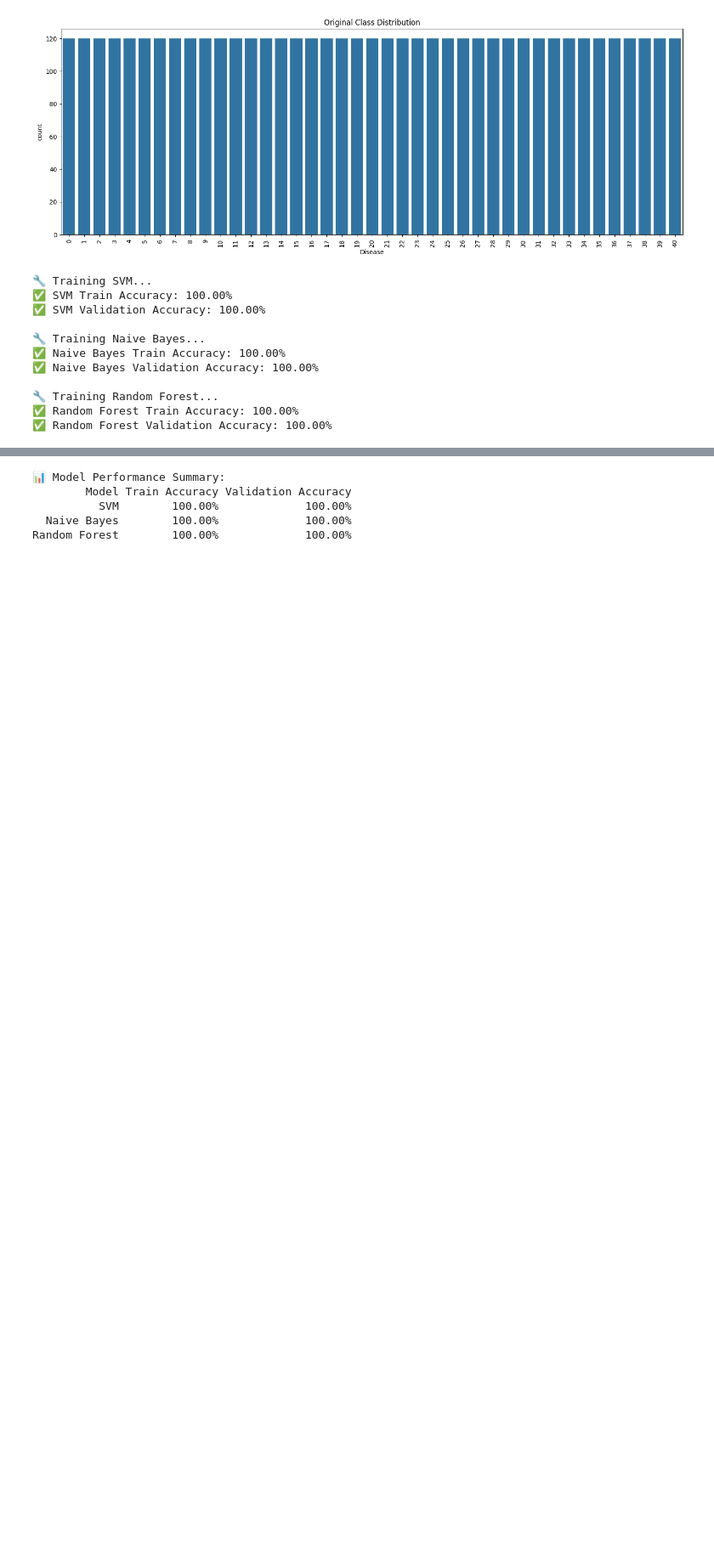
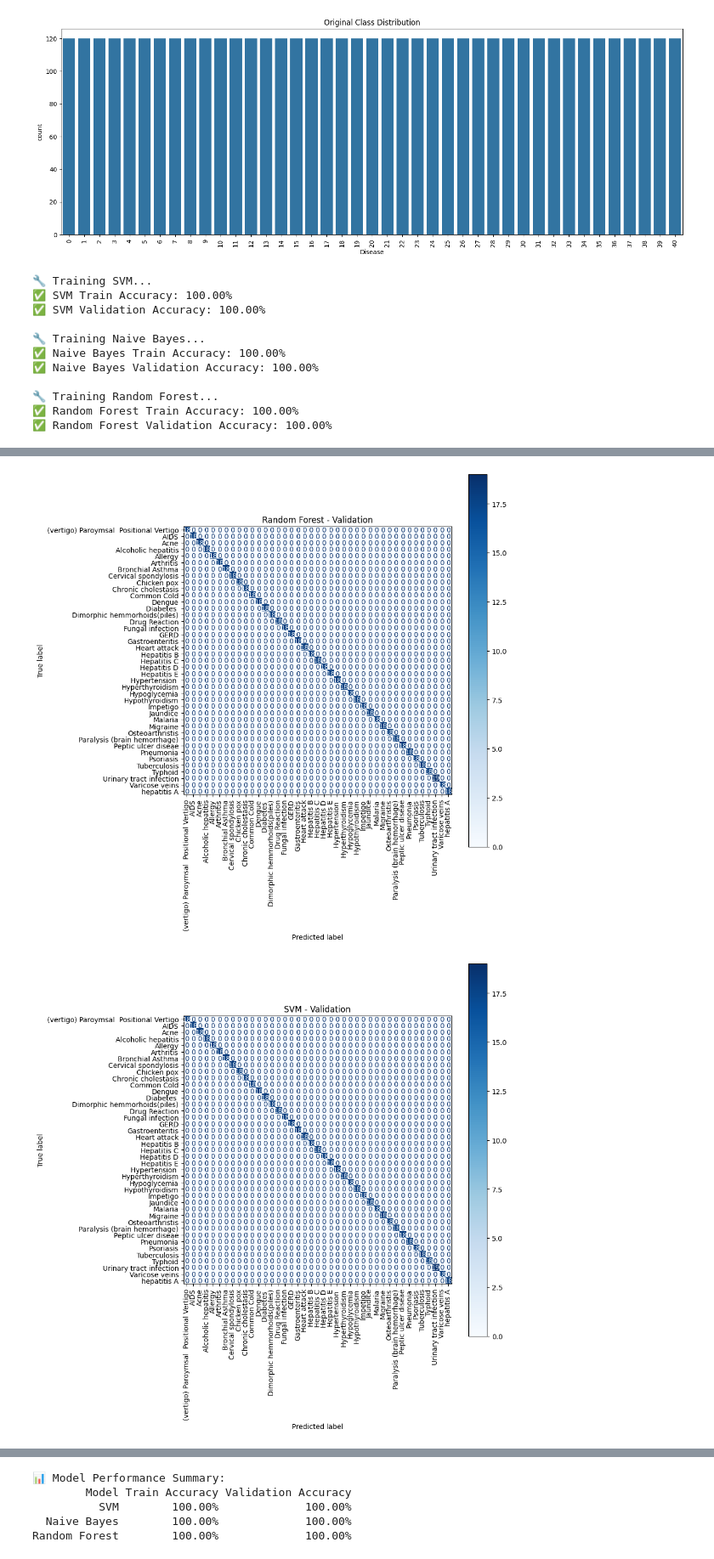
Before and after one commit to Saip2503/Disease_Prediction_Using_Machine_Learning, a Jupyter notebook: Disease_Prediction_Using_Machine_Learning_.ipynb, the cells around one changed output, grey strips where cells are left out. Shown: that part at 85% size. Saved outputs shown, nothing was run; the diff lists cells and outputs as text; code cells hidden in the pictures; blank space fills up the shorter version.

Commit message:
Refactor disease prediction notebook: enhance code organization and improve readability.

```diff
--- a/Disease_Prediction_Using_Machine_Learning_.ipynb
+++ b/Disease_Prediction_Using_Machine_Learning_.ipynb
@@ -111,15 +111,28 @@ def train_and_evaluate(models_dict, X_train, y_train, X_val, y_val, label_encode
     results = []
     for name, model in models_dict.items():
         print(f"\n🔧 Training {name}...")
+
+        # Clone the model to avoid altering the original
         model_clone = clone(model)
         model_clone.fit(X_train, y_train)
-        train_acc = model_clone.score(X_train, y_train)
-        val_acc = model_clone.score(X_val, y_val)
+
+        # Calculate accuracy
+        train_preds = model_clone.predict(X_train)
         val_preds = model_clone.predict(X_val)
-        report = classification_report(y_val, val_preds, target_names=label_encoder.classes_, output_dict=True)
+
+        train_acc = accuracy_score(y_train, train_preds)
+        val_acc = accuracy_score(y_val, val_preds)
+
         print(f"✅ {name} Train Accuracy: {train_acc * 100:.2f}%")
         print(f"✅ {name} Validation Accuracy: {val_acc * 100:.2f}%")
-        results.append({"name": name, "model": model_clone, "train_acc": train_acc, "val_acc": val_acc, "report": report})
+
+        results.append({
+            "name": name,
+            "model": model_clone,
+            "train_acc": train_acc,
+            "val_acc": val_acc
+        })
+
     return results
 # %%
 # Split into Train/Validation/Test
@@ -184,0 +179,21 @@ plot_model_confusions(model_results, X_val, y_val, encoder)
+# %%
+# ========================
+# 📊 Confusion Matrix
+# ========================
+def plot_confusion_matrix_custom(model, X, y_true, class_labels, title="Confusion Matrix"):
+    y_pred = model.predict(X)
+    cm = confusion_matrix(y_true, y_pred)
+    fig, ax = plt.subplots(figsize=(10, 10))
+    disp = ConfusionMatrixDisplay(confusion_matrix=cm, display_labels=class_labels)
+    disp.plot(ax=ax, xticks_rotation=90, cmap="Blues")
+    plt.title(title)
+    plt.tight_layout()
+    plt.show()
+
+# Plot confusion matrix for each model
+plot_confusion_matrix_custom(rf_model, X_val, y_val, encoder.classes_, "Random Forest - Validation")
+plot_confusion_matrix_custom(svm_model, X_val, y_val, encoder.classes_, "SVM - Validation")
+plot_confusion_matrix_custom(nb_model, X_val, y_val, encoder.classes_, "Naive Bayes - Validation")
+# %% [output]
+[figure, added]
+[figure, added]
```
Also changed, not shown: parts of 3 cells of this notebook.
